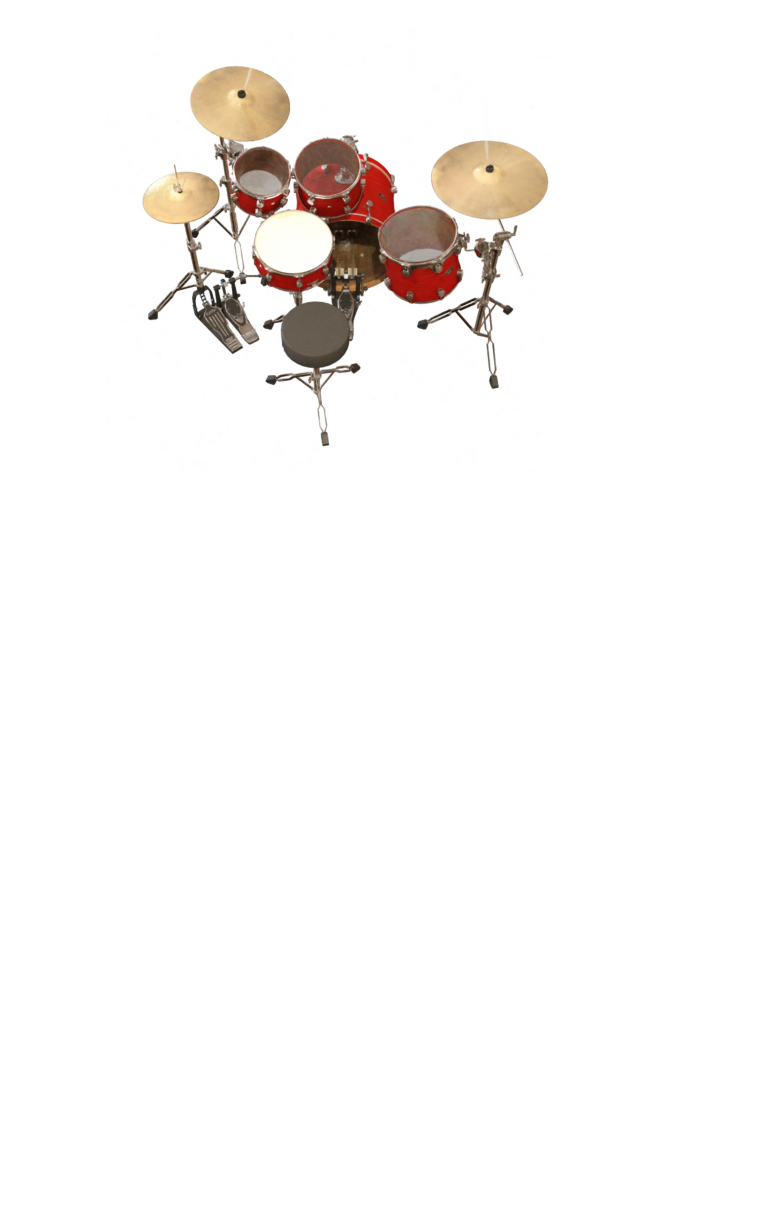
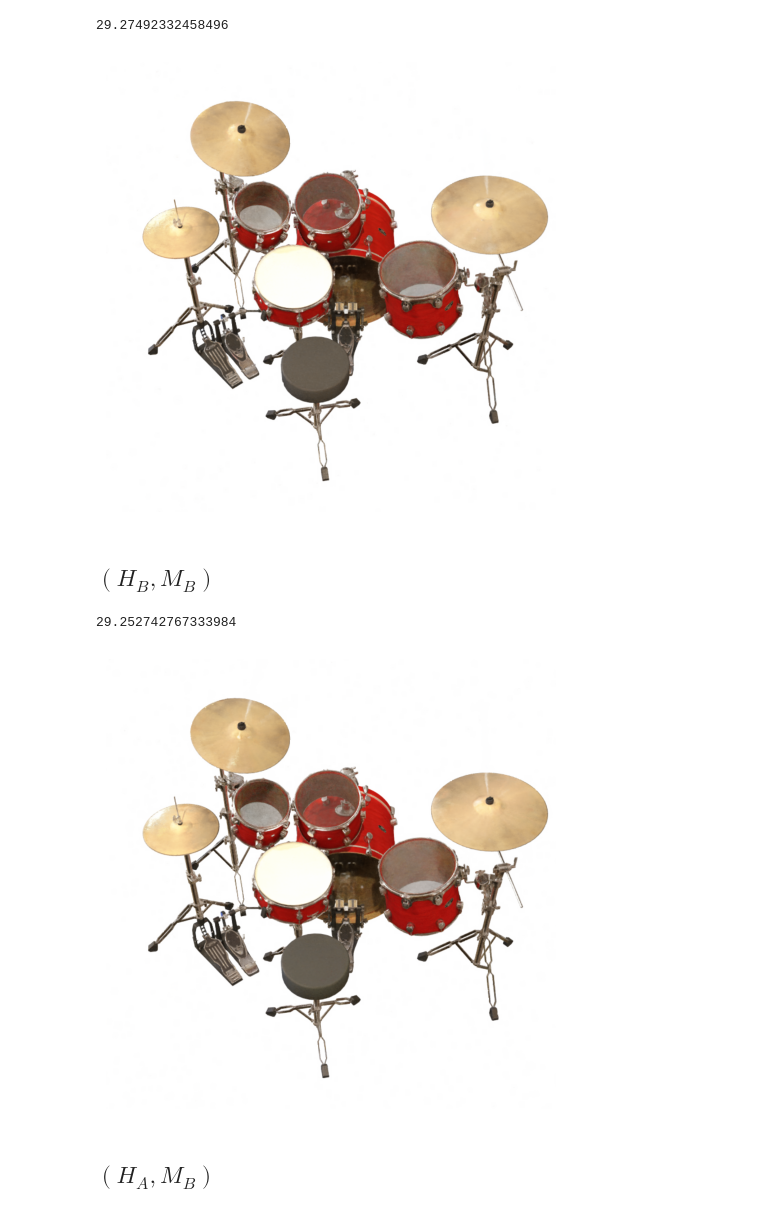
Before and after one commit to frallebini/nerfacc, a Jupyter notebook: examples/eval_ngp_nerf_occ.ipynb, the cells around one changed output. Saved outputs shown, nothing was run; the diff lists cells and outputs as text; code cells hidden in the pictures; blank space fills up the shorter version.

```diff
--- a/examples/eval_ngp_nerf_occ.ipynb
+++ b/examples/eval_ngp_nerf_occ.ipynb
@@ -50,6 +55,7 @@ def render_test(state_dict: Dict[str, Any]) -> None:
         data = test_dataset[0]
         render_bkgd = data["color_bkgd"]
         rays = data["rays"]
+        pixels = data["pixels"]
 
         # rendering
         rgb, _, _, _ = render_image_with_occgrid_test(
@@ -65,5 +71,8 @@ def render_test(state_dict: Dict[str, Any]) -> None:
             cone_angle=cone_angle,
             alpha_thre=alpha_thre,
         )
+        mse = F.mse_loss(rgb, pixels)
+        psnr = -10.0 * torch.log(mse) / np.log(10.0)
 
         ts.show(rgb)
+        return psnr.item()
@@ -72,7 +90,21 @@ sd_A = torch.load("ckpts/drums_torch_A.pt")
 
 render_test(sd_A)
 # %% [output]
+29.27492332458496
 [figure]
+# %% [markdown]
+$(H_B,M_B)$
+---
+# %%
+sd_B = torch.load("ckpts/drums_torch_B.pt")
+
+render_test(sd_B)
+# %% [output]
+29.252742767333984
+[figure, added]
+# %% [markdown]
+$(H_A,M_B)$
+---
 # %%
 sd_A = torch.load("ckpts/drums_torch_A.pt")
 sd_B = torch.load("ckpts/drums_torch_B.pt")
```
Also changed, not shown: parts of 8 cells of this notebook, 2 other files.
